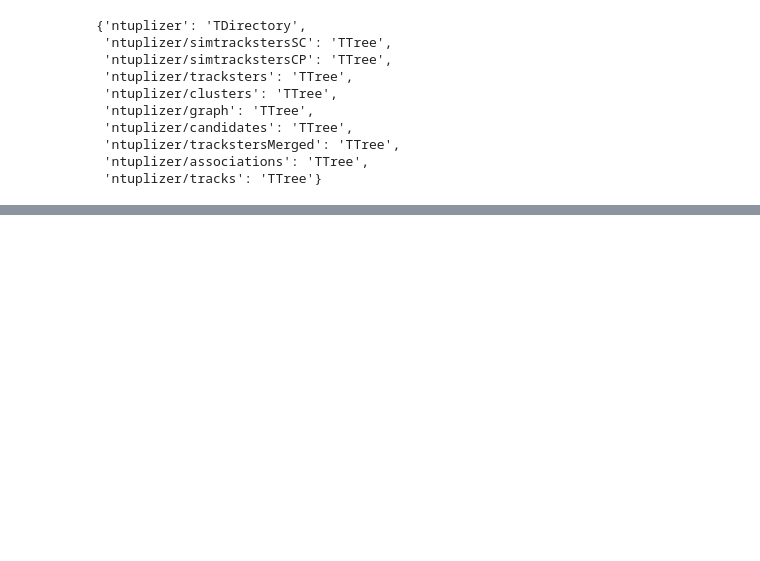
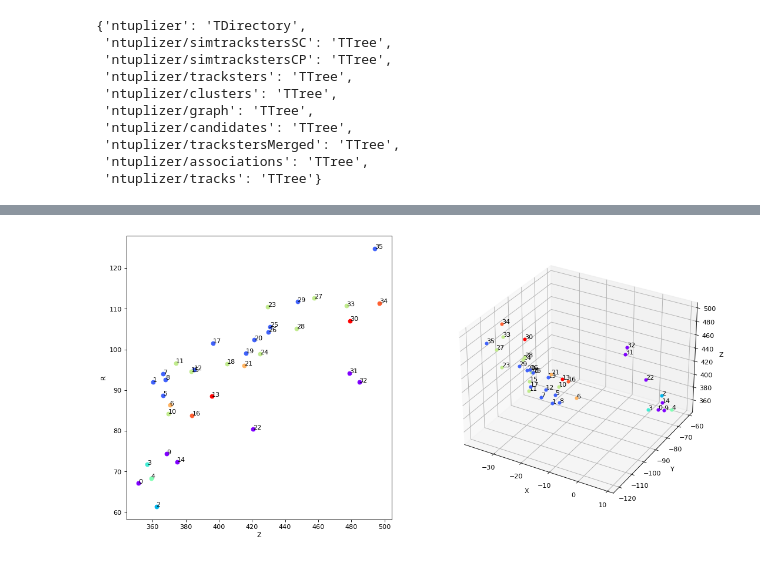
Before and after one commit to Abhirikshma/HackathonLinking, a Jupyter notebook: visualization.ipynb, the cells around one changed output, grey strips where cells are left out. Cells and saved outputs as stored; diff of their text form; code cells hidden in the pictures; blank space fills up the shorter version.

```diff
--- a/visualization.ipynb
+++ b/visualization.ipynb
@@ -44,7 +59,7 @@ tsAssocMap = associations["tsCLUE3D_recoToSim_CP"].array(library='np')
 tsAssocQual = associations["tsCLUE3D_recoToSim_CP_score"].array(library='np')
 # %%
 # Print ntuples
-event_to_visualize = 100
+event_to_visualize = 200
 print("N tracksters (CLU3D): ", tracksterN[event_to_visualize])
 #print("trackster indices: ", indices[event_to_visualize])
 print("", z[event_to_visualize])
@@ -168,0 +219,24 @@ for i in range(tracksterN[event_to_visualize]):
+# %%
+# in R-z, similar to the graph -> Geometric linking
+# colors represent ts->sts associations
+
+fig = plt.figure(figsize=(16,8), dpi=80)
+ax = fig.add_subplot(1, 2, 1)
+ax.set_xlabel('Z')
+ax.set_ylabel('R')
+cmap = plt.cm.rainbow
+norm = matplotlib.colors.Normalize(vmin=0, vmax=NCandidates-1)
+
+for i in range(tracksterN[event_to_visualize]):
+    ax.scatter(z[event_to_visualize][i], np.sqrt(np.square(x[event_to_visualize][i]) + np.square(y[event_to_visualize][i])), color=cmap(norm(trackster_to_cand_map[i])))
+    ax.text(z[event_to_visualize][i], np.sqrt(np.square(x[event_to_visualize][i]) + np.square(y[event_to_visualize][i])), '%s' %(str(i)), zorder=1, color='k')
+
+ax = fig.add_subplot(1, 2, 2, projection='3d')
+ax.set_xlabel('X')
+ax.set_ylabel('Y')
+ax.set_zlabel('Z')
+for i in range(tracksterN[event_to_visualize]):
+    ax.scatter(x[event_to_visualize][i], y[event_to_visualize][i], z[event_to_visualize][i], color=cmap(norm(trackster_to_cand_map[i])))
+    ax.text(x[event_to_visualize][i], y[event_to_visualize][i], z[event_to_visualize][i], '%s' %(str(i)), zorder=1, color='k')
+# %% [output]
+[figure, added]
```
Also changed, not shown: parts of 10 cells of this notebook.
